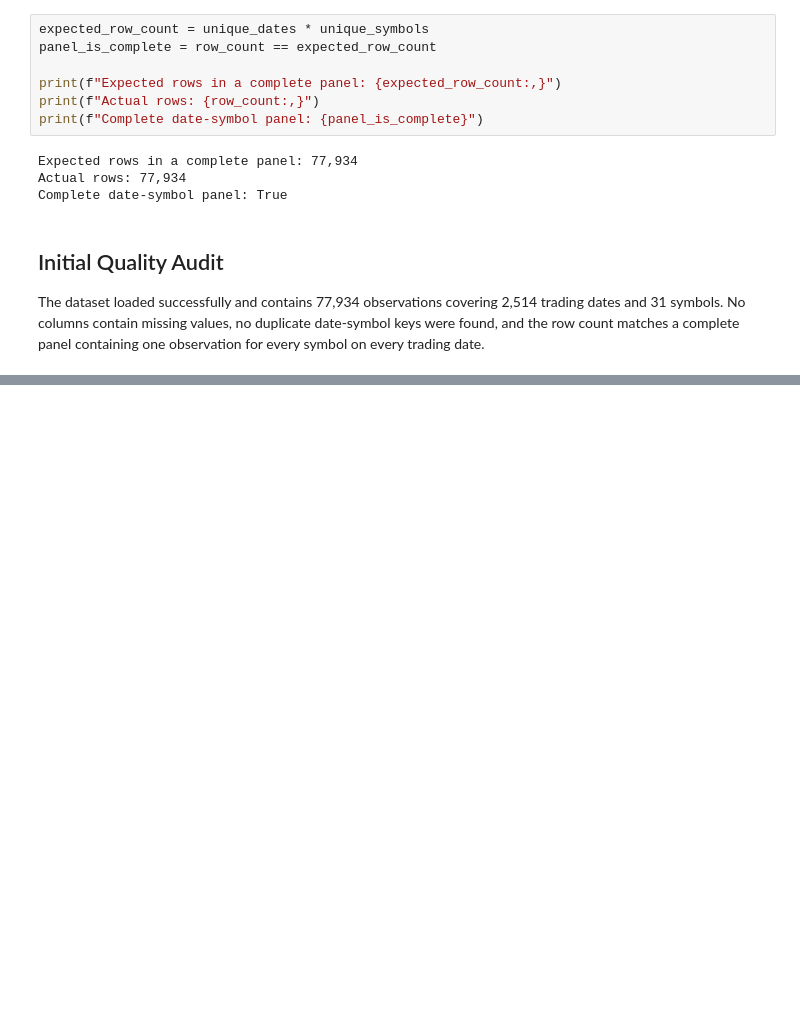
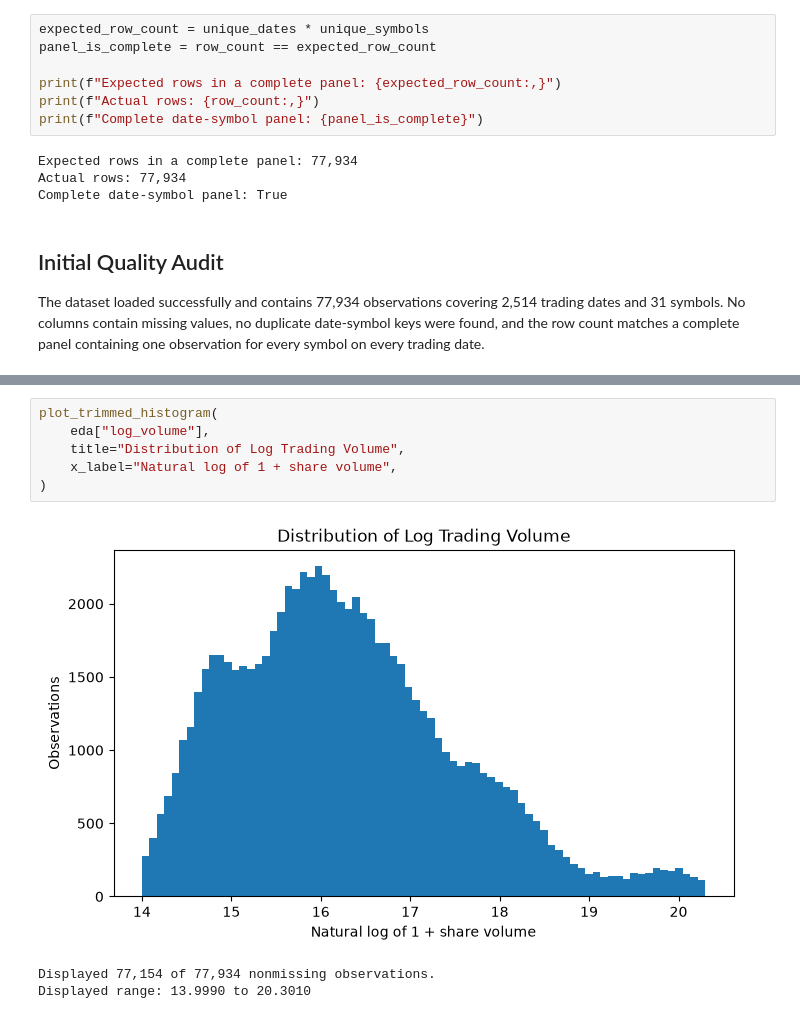
Before and after one commit to skolins3651/jane-street-inspired-market-prediction, a Jupyter notebook: notebooks/02_exploratory_data_analysis.ipynb, the cells around one changed output, grey strips where cells are left out. Drawn from its saved outputs; the diff is of its cells as text; blank space fills up the shorter version.

```diff
--- a/notebooks/02_exploratory_data_analysis.ipynb
+++ b/notebooks/02_exploratory_data_analysis.ipynb
@@ -91,0 +244,10 @@ The dataset loaded successfully and contains 77,934 observations covering 2,514
+# %%
+plot_trimmed_histogram(
+    eda["log_volume"],
+    title="Distribution of Log Trading Volume",
+    x_label="Natural log of 1 + share volume",
+)
+# %% [output]
+[figure, added]
+Displayed 77,154 of 77,934 nonmissing observations.
+Displayed range: 13.9990 to 20.3010
```
Also changed, not shown: parts of 15 cells of this notebook.
